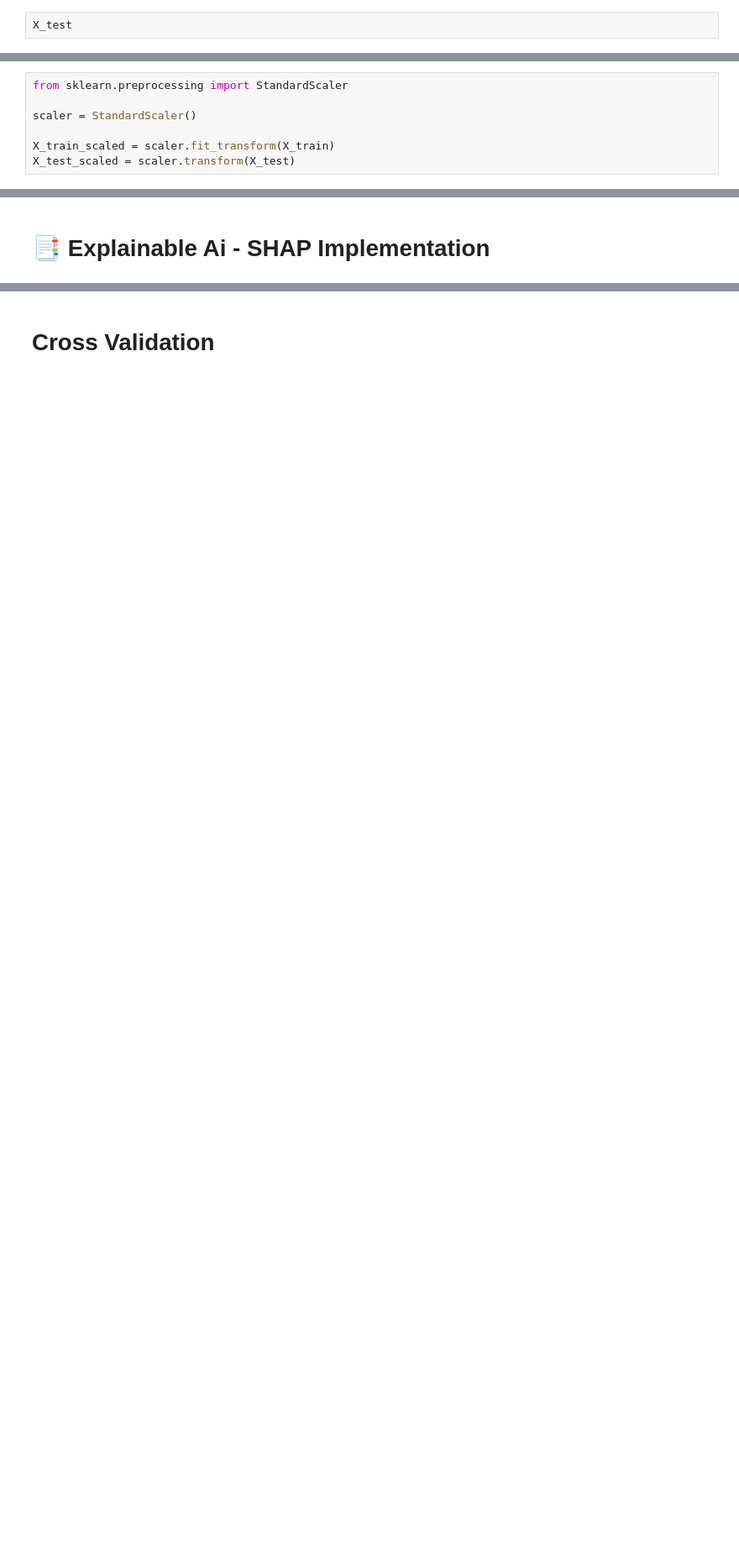
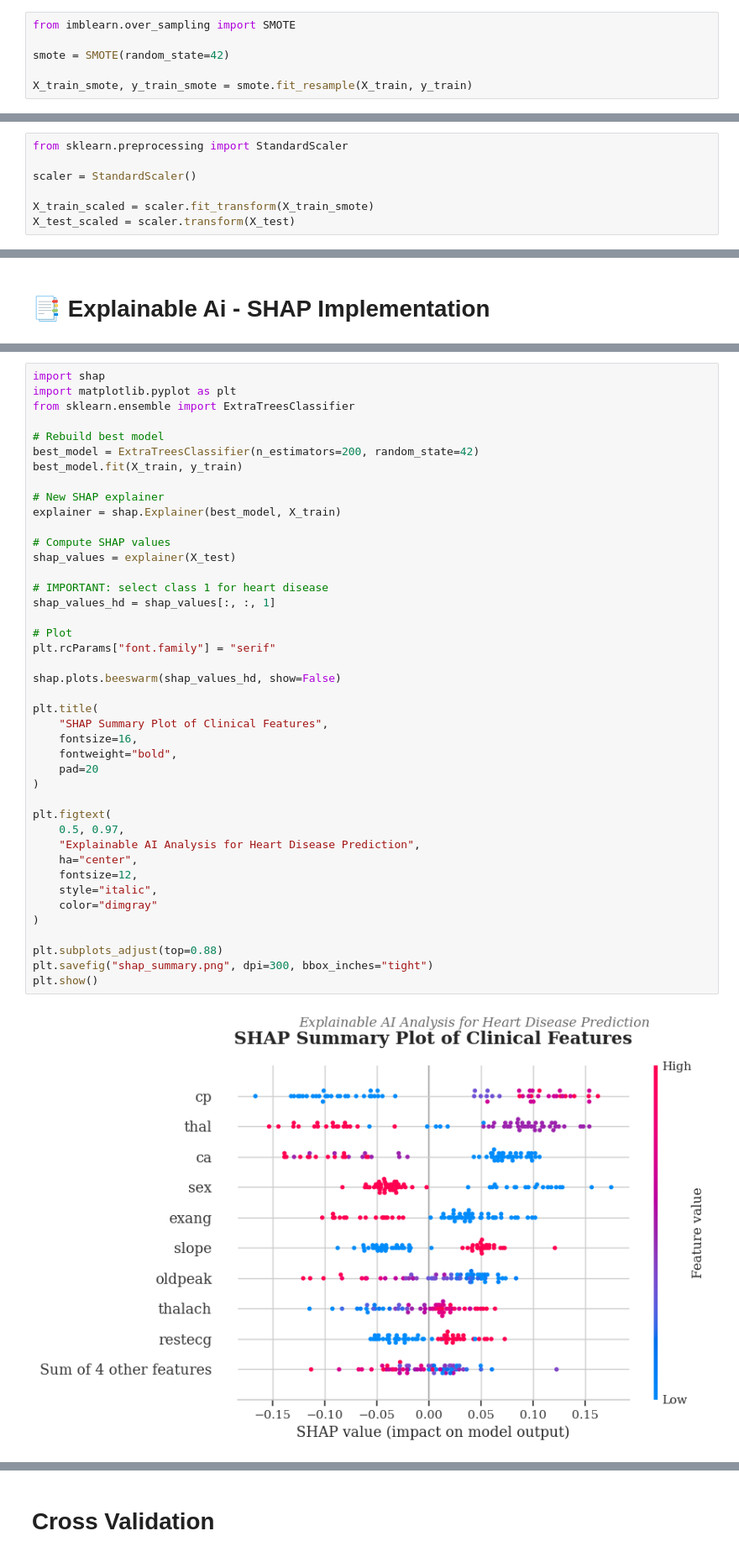
Before and after one commit to jabedkhanjb/Advancing-Early-Heart-Disease-Detection-Using-Explainable-AI-in-Healthcare-Systems, a Jupyter notebook: Advancing Early Heart Disease Detection Using Explainable AI in Healthcare Systems.ipynb, the cells around one changed output, grey strips where cells are left out. Shown at 84% size. Saved outputs shown, nothing was run; the diff lists cells and outputs as text; blank space fills up the shorter version.

```diff
--- a/Advancing Early Heart Disease Detection Using Explainable AI in Healthcare Systems.ipynb
+++ b/Advancing Early Heart Disease Detection Using Explainable AI in Healthcare Systems.ipynb
@@ -382,2 +368,6 @@ X_train
 # %%
-X_test
+from imblearn.over_sampling import SMOTE
+
+smote = SMOTE(random_state=42)
+
+X_train_smote, y_train_smote = smote.fit_resample(X_train, y_train)
@@ -432,7 +382,7 @@ from sklearn.preprocessing import StandardScaler
 
 scaler = StandardScaler()
 
-X_train_scaled = scaler.fit_transform(X_train)
+X_train_scaled = scaler.fit_transform(X_train_smote)
 X_test_scaled = scaler.transform(X_test)
 # %%
 X_train_scaled
@@ -752,0 +643,44 @@ plt.show()
+# %%
+import shap
+import matplotlib.pyplot as plt
+from sklearn.ensemble import ExtraTreesClassifier
+
+# Rebuild best model
+best_model = ExtraTreesClassifier(n_estimators=200, random_state=42)
+best_model.fit(X_train, y_train)
+
+# New SHAP explainer
+explainer = shap.Explainer(best_model, X_train)
+
+# Compute SHAP values
+shap_values = explainer(X_test)
+
+# IMPORTANT: select class 1 for heart disease
+shap_values_hd = shap_values[:, :, 1]
+
+# Plot
+plt.rcParams["font.family"] = "serif"
+
+shap.plots.beeswarm(shap_values_hd, show=False)
+
+plt.title(
+    "SHAP Summary Plot of Clinical Features",
+    fontsize=16,
+    fontweight="bold",
+    pad=20
+)
+
+plt.figtext(
+    0.5, 0.97,
+    "Explainable AI Analysis for Heart Disease Prediction",
+    ha="center",
+    fontsize=12,
+    style="italic",
+    color="dimgray"
+)
+
+plt.subplots_adjust(top=0.88)
+plt.savefig("shap_summary.png", dpi=300, bbox_inches="tight")
+plt.show()
+# %% [output]
+[figure, added]
```
Also changed, not shown: parts of 27 cells of this notebook, 6 other files.
